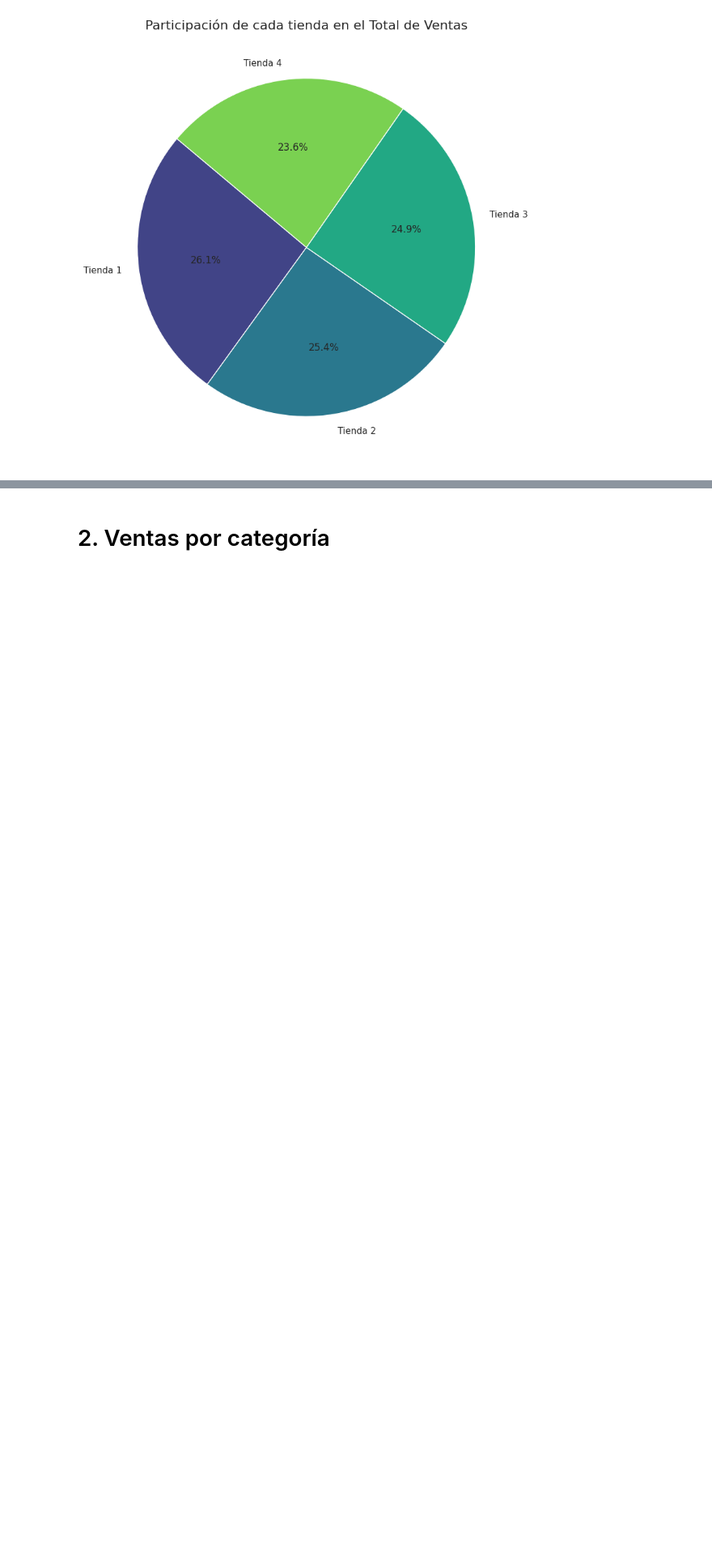
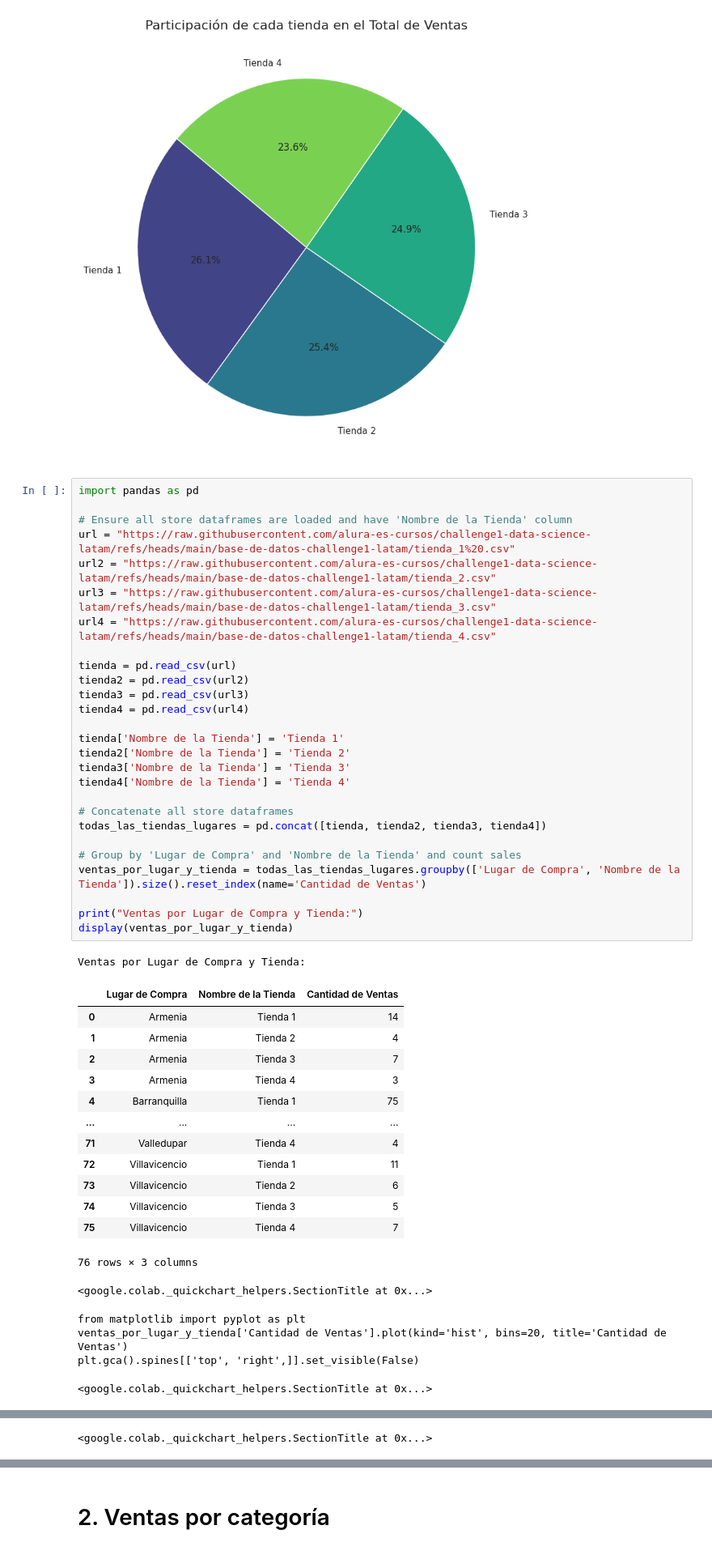
Before and after one commit to Socadan/challenge1-data-science-latam, a Jupyter notebook: AluraStoreLatam.ipynb, the cells around one changed output, grey strips where cells are left out. Shown at 81% size. Saved outputs shown, nothing was run; the diff lists cells and outputs as text; blank space fills up the shorter version.

```diff
--- a/AluraStoreLatam.ipynb
+++ b/AluraStoreLatam.ipynb
@@ -101,3 +109,50 @@ plt.tight_layout()
 plt.show()
 # %% [output]
 [figure]
+# %%
+import pandas as pd
+
+# Ensure all store dataframes are loaded and have 'Nombre de la Tienda' column
+url = "https://raw.githubusercontent.com/alura-es-cursos/challenge1-data-science-latam/refs/heads/main/base-de-datos-challenge1-latam/tienda_1%20.csv"
+url2 = "https://raw.githubusercontent.com/alura-es-cursos/challenge1-data-science-latam/refs/heads/main/base-de-datos-challenge1-latam/tienda_2.csv"
+url3 = "https://raw.githubusercontent.com/alura-es-cursos/challenge1-data-science-latam/refs/heads/main/base-de-datos-challenge1-latam/tienda_3.csv"
+url4 = "https://raw.githubusercontent.com/alura-es-cursos/challenge1-data-science-latam/refs/heads/main/base-de-datos-challenge1-latam/tienda_4.csv"
+
+tienda = pd.read_csv(url)
+tienda2 = pd.read_csv(url2)
+tienda3 = pd.read_csv(url3)
+tienda4 = pd.read_csv(url4)
+
+tienda['Nombre de la Tienda'] = 'Tienda 1'
+tienda2['Nombre de la Tienda'] = 'Tienda 2'
+tienda3['Nombre de la Tienda'] = 'Tienda 3'
+tienda4['Nombre de la Tienda'] = 'Tienda 4'
+
+# Concatenate all store dataframes
+todas_las_tiendas_lugares = pd.concat([tienda, tienda2, tienda3, tienda4])
+
+# Group by 'Lugar de Compra' and 'Nombre de la Tienda' and count sales
+ventas_por_lugar_y_tienda = todas_las_tiendas_lugares.groupby(['Lugar de Compra', 'Nombre de la Tienda']).size().reset_index(name='Cantidad de Ventas')
+
+print("Ventas por Lugar de Compra y Tienda:")
+display(ventas_por_lugar_y_tienda)
+# %% [output]
+Ventas por Lugar de Compra y Tienda:
+|  | Lugar de Compra | Nombre de la Tienda | Cantidad de Ventas |
+| 0 | Armenia | Tienda 1 | 14 |
+| 1 | Armenia | Tienda 2 | 4 |
+| 2 | Armenia | Tienda 3 | 7 |
+| 3 | Armenia | Tienda 4 | 3 |
+| 4 | Barranquilla | Tienda 1 | 75 |
+| ... | ... | ... | ... |
+| 71 | Valledupar | Tienda 4 | 4 |
+| 72 | Villavicencio | Tienda 1 | 11 |
+| 73 | Villavicencio | Tienda 2 | 6 |
+| 74 | Villavicencio | Tienda 3 | 5 |
+| 75 | Villavicencio | Tienda 4 | 7 |
+76 rows × 3 columns
+<google.colab._quickchart_helpers.SectionTitle at 0x...>
+from matplotlib import pyplot as plt
+ventas_por_lugar_y_tienda['Cantidad de Ventas'].plot(kind='hist', bins=20, title='Cantidad de Ventas')
+plt.gca().spines[['top', 'right',]].set_visible(False)
+<google.colab._quickchart_helpers.SectionTitle at 0x...>
@@ -103,0 +163 @@ plt.show()
+<google.colab._quickchart_helpers.SectionTitle at 0x...>
```
Also changed, not shown: parts of 19 cells of this notebook.
